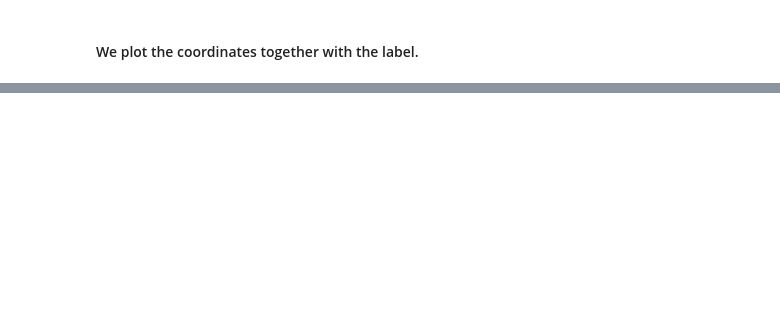
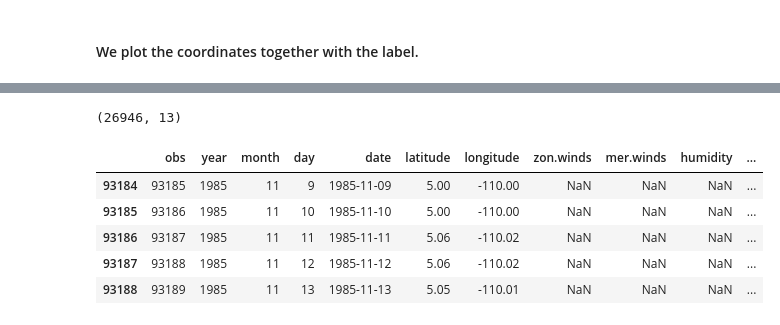
Before and after one commit to dvsun/Final_Project, a Jupyter notebook: Analysis/Clustering the Buoys.ipynb, the cells around one changed output, grey strips where cells are left out. Cells and saved outputs as stored; diff of their text form; code cells hidden in the pictures; blank space fills up the shorter version.

```diff
--- a/Analysis/Clustering the Buoys.ipynb
+++ b/Analysis/Clustering the Buoys.ipynb
@@ -114,0 +215,3 @@ sns.scatterplot(x, y,  hue = hue, palette = color, legend= 'full')
+# %%
+dbs_5 = DBSCAN(eps = eps, min_samples= min_samples, n_jobs= n_jobs)
+dbs_5.fit(X_5)
@@ -114,0 +228,2 @@ sns.scatterplot(x, y,  hue = hue, palette = color, legend= 'full')
+# %%
+X_5['buoy_label'] = dbs_5.labels_
@@ -114,0 +282,3 @@ sns.scatterplot(x, y,  hue = hue, palette = color, legend= 'full')
+# %%
+data_5N = data[(data['latitude'] < 6) & (data['latitude'] > 4)]
+data_5N['buoy_label'] = X_5['buoy_label']
@@ -114,0 +307,13 @@ sns.scatterplot(x, y,  hue = hue, palette = color, legend= 'full')
+# %%
+data_5N.shape
+# %% [output]
+(26946, 13)
+# %%
+data_5N[data_5N['date'] > '1984-01-01'].head()
+# %% [output]
+|  | obs | year | month | day | date | latitude | longitude | zon.winds | mer.winds | humidity | ... |
+| 93184 | 93185 | 1985 | 11 | 9 | 1985-11-09 | 5.00 | -110.00 | NaN | NaN | NaN | ... |
+| 93185 | 93186 | 1985 | 11 | 10 | 1985-11-10 | 5.00 | -110.00 | NaN | NaN | NaN | ... |
+| 93186 | 93187 | 1985 | 11 | 11 | 1985-11-11 | 5.06 | -110.02 | NaN | NaN | NaN | ... |
+| 93187 | 93188 | 1985 | 11 | 12 | 1985-11-12 | 5.06 | -110.02 | NaN | NaN | NaN | ... |
+| 93188 | 93189 | 1985 | 11 | 13 | 1985-11-13 | 5.05 | -110.01 | NaN | NaN | NaN | ... |
```
Also changed, not shown: parts of 47 cells of this notebook, 3 other files.
